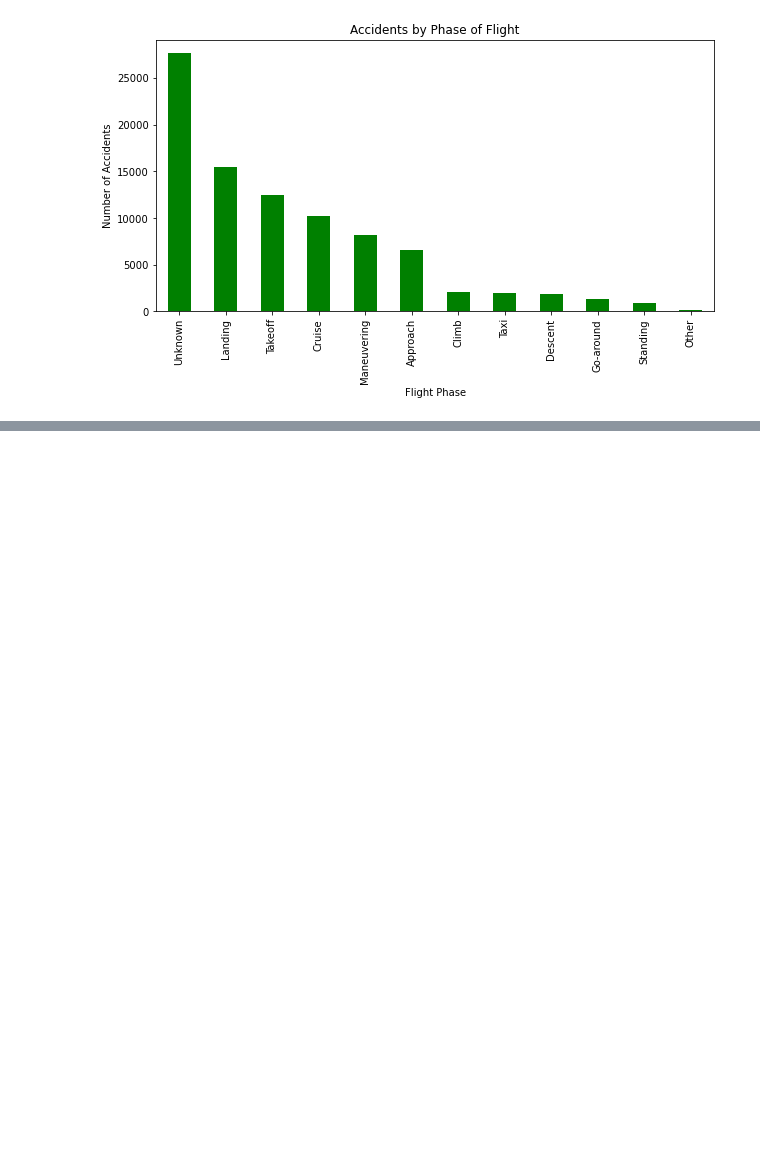
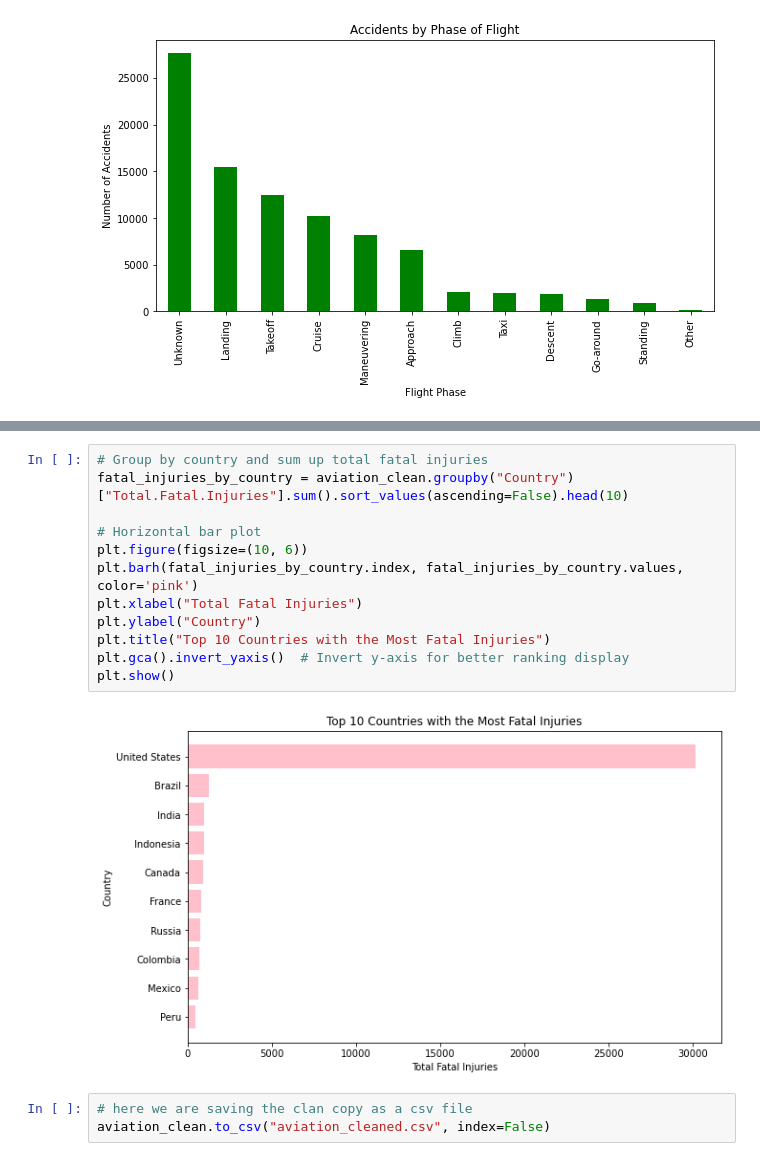
Before and after one commit to Nyamburachristine/Aviation-Data-Project, a Jupyter notebook: index.ipynb, the cells around one changed output, grey strips where cells are left out. Drawn from its saved outputs; the diff is of its cells as text; blank space fills up the shorter version.

```diff
--- a/index.ipynb
+++ b/index.ipynb
@@ -321,0 +613,17 @@ plt.show()
+# %%
+# Group by country and sum up total fatal injuries
+fatal_injuries_by_country = aviation_clean.groupby("Country")["Total.Fatal.Injuries"].sum().sort_values(ascending=False).head(10)
+
+# Horizontal bar plot
+plt.figure(figsize=(10, 6))
+plt.barh(fatal_injuries_by_country.index, fatal_injuries_by_country.values, color='pink')
+plt.xlabel("Total Fatal Injuries")
+plt.ylabel("Country")
+plt.title("Top 10 Countries with the Most Fatal Injuries")
+plt.gca().invert_yaxis()  # Invert y-axis for better ranking display
+plt.show()
+# %% [output]
+[figure, added]
+# %%
+# here we are saving the clan copy as a csv file
+aviation_clean.to_csv("aviation_cleaned.csv", index=False)
```
Also changed, not shown: parts of 32 cells of this notebook.
